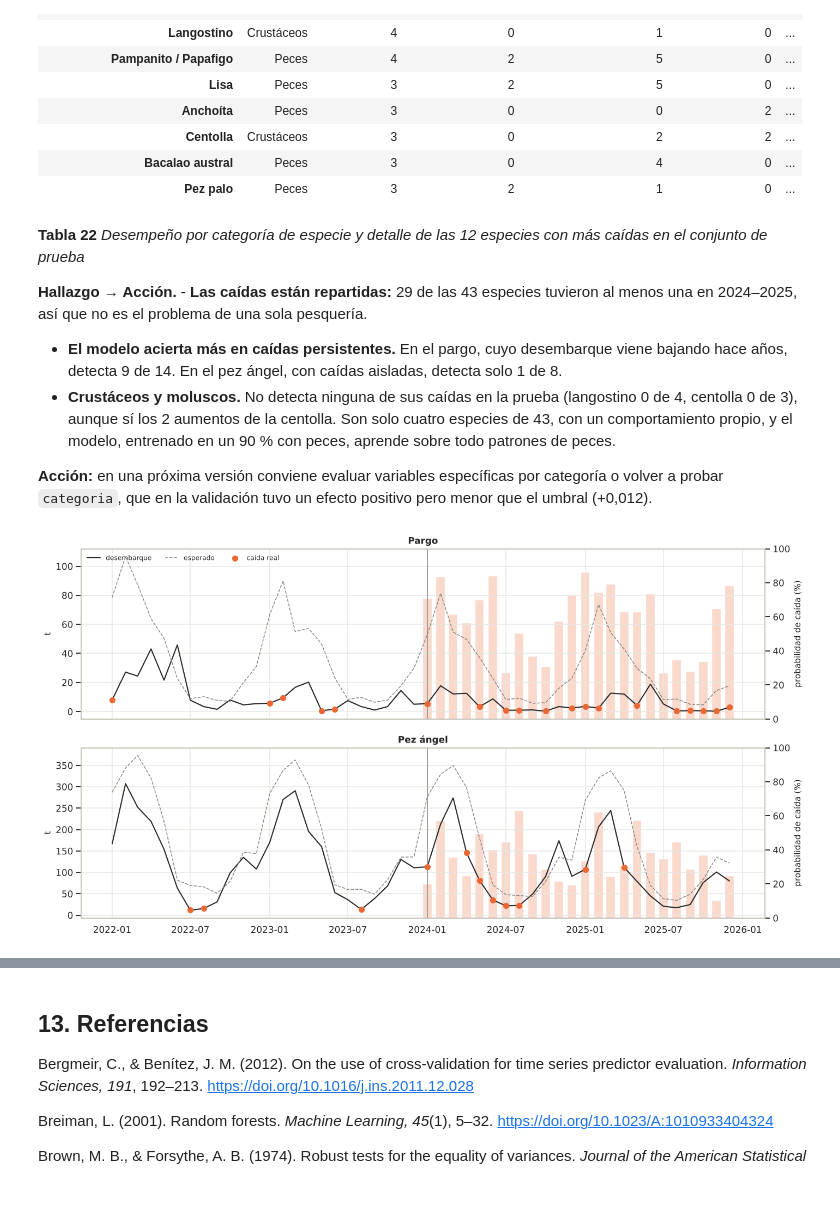
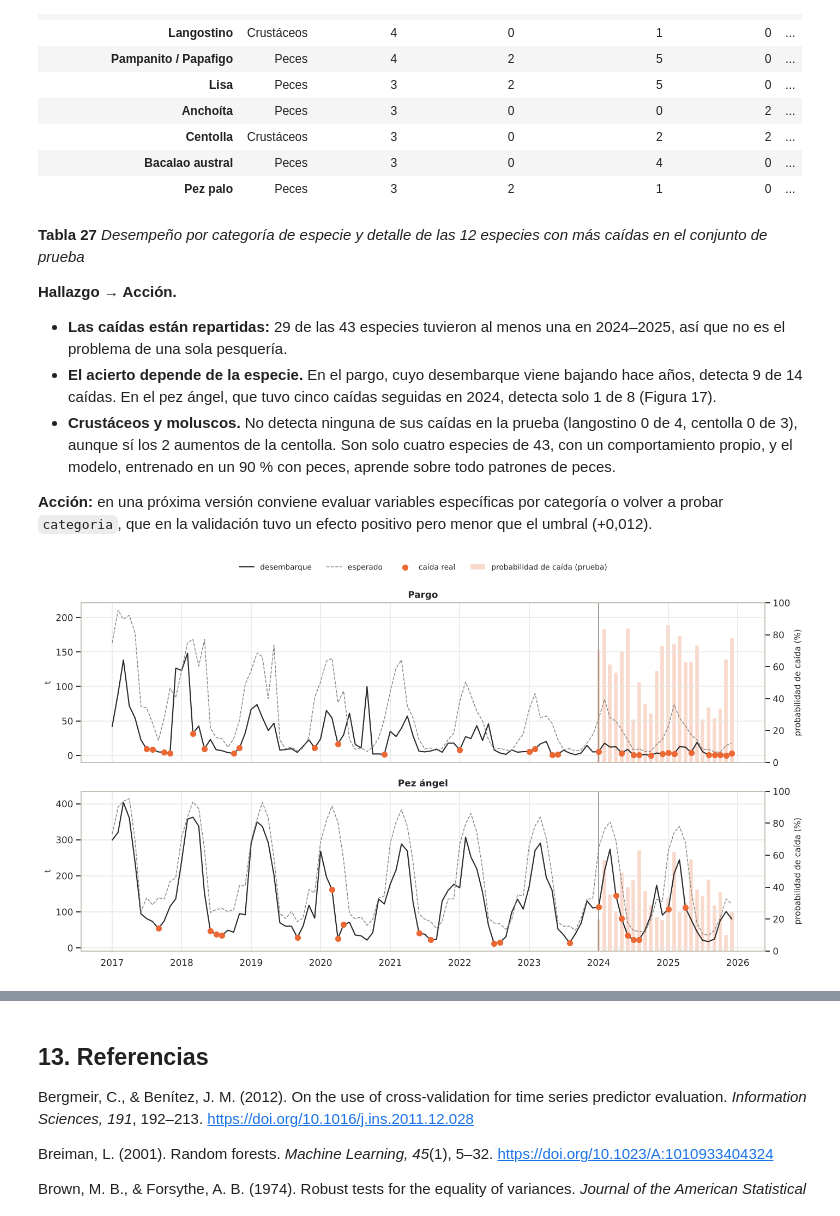
Before and after one commit to ifbotech/APRENDIZAJE-AUTOM-TICO, a Jupyter notebook: Grupo_Nro_12_Tema_Deteccion_Anomalias_Capturas_Pesqueras.ipynb, the cells around one changed output, grey strips where cells are left out. Cells and saved outputs as stored; diff of their text form; code cells hidden in the pictures.

```diff
--- a/Grupo_Nro_12_Tema_Deteccion_Anomalias_Capturas_Pesqueras.ipynb
+++ b/Grupo_Nro_12_Tema_Deteccion_Anomalias_Capturas_Pesqueras.ipynb
@@ -722,7 +738,7 @@ def autocorrelacion(serie, rezagos):
     return [s.autocorr(k) for k in rezagos]
 
 rezagos = range(1, 25)
-acf = pd.DataFrame({e: autocorrelacion(g.set_index("fecha").y, rezagos) for e, g in P.groupby("especie")}, index=rezagos)
+acf = pd.DataFrame({e: autocorrelacion(g.set_index("fecha").y, rezagos) for e, g in P[P.anio <= 2023].groupby("especie")}, index=rezagos)
 total_nac = P.groupby("fecha").captura_t.sum()
 fig, ax = plt.subplots(1, 2, figsize=(14, 4.2))
 ax[0].plot(total_nac.index, total_nac / 1000, color=AZUL, lw=1.4, label="mensual")
@@ -1001,7 +1017,7 @@ Observaciones etiquetadas: 4,644 = 43 especies × 108 meses
 sens = []
 for k in (2.0, 2.5, 3.0, 3.5):
     for piso in (0.10, 0.25, 0.50):
-        e = etiquetar(P, k=k, piso=piso).dropna(subset=["clase"])
+        e = etiquetar(P, k=k, piso=piso).dropna(subset=["clase"]).query("anio <= 2023")   # sin los años de prueba
         frec = e.clase.value_counts(normalize=True)
         sens.append({"umbral k": k, "piso": piso, "% caida": frec.get("caida", 0) * 100, "% aumento": frec.get("aumento", 0) * 100,
                      "aumentos (n)": int((e.clase == "aumento").sum()), "alertas por mes (media)": (e.clase != "normal").sum() / e.fecha.nunique()})
@@ -1098,8 +1116,8 @@ for a, especie in zip(ax, ejemplos):
         m = s[s.clase == clase]
         a.scatter(m.fecha, m.y, color=COLOR_CLASE[clase], s=36, zorder=4, label=clase.replace("caida", "caída"))
     tope = s.y.max() + 1
-    a.set(ylabel="t (escala log)", title=especie, ylim=(0, tope), yticks=[np.log1p(m) for m in marcas if np.log1p(m) <= tope])
+    a.set(ylabel="t (escala log)", title=especie, ylim=(-0.4, tope), yticks=[np.log1p(m) for m in marcas if np.log1p(m) <= tope])
     a.set_yticklabels([f"{m:,}".replace(",", ".") for m in marcas if np.log1p(m) <= tope])
-ax[0].legend(frameon=False, ncol=5, loc="lower left", fontsize=8)
-plt.tight_layout(); plt.show()
+fig.legend(*ax[0].get_legend_handles_labels(), frameon=False, ncol=5, loc="upper center", fontsize=9)
+plt.tight_layout(rect=(0, 0, 1, 0.96)); plt.show()
 # %% [output]
@@ -1431,7 +1470,7 @@ def resumen_validacion(prob, pesos=(1, 1, 1), datos=D):
     pred = (prob * np.array(pesos)).idxmax(axis=1)
     por_anio = [f1_score(y[datos.loc[prob.index, "anio"] == a], pred[datos.loc[prob.index, "anio"] == a], average="macro")
                 for a in sorted(datos.loc[prob.index, "anio"].unique())]
-    return {"F1 macro": f1_score(y, pred, average="macro"), "desvío entre años": np.std(por_anio),
+    return {"F1 macro": f1_score(y, pred, average="macro"), "desvío entre años": np.std(por_anio, ddof=1),
             "F1 caida": f1_score(y, pred, labels=["caida"], average="macro"), "F1 aumento": f1_score(y, pred, labels=["aumento"], average="macro"),
             "PR-AUC caida": average_precision_score(y == "caida", prob.caida), "PR-AUC aumento": average_precision_score(y == "aumento", prob.aumento)}
 
@@ -1985,33 +2062,39 @@ Especies con al menos una caída en prueba: 29 de 43
 | Bacalao austral | Peces | 3 | 0 | 4 | 0 | ... |
 | Pez palo | Peces | 3 | 2 | 1 | 0 | ... |
 # %% [markdown]
-**Tabla 22**
+**Tabla 27**
 *Desempeño por categoría de especie y detalle de las 12 especies con más caídas en el conjunto de prueba*
 
-**Hallazgo → Acción.** - **Las caídas están repartidas:** 29 de las 43 especies tuvieron al menos una en 2024–2025, así que no es el problema de una sola pesquería.
-- **El modelo acierta más en caídas persistentes.** En el pargo, cuyo desembarque viene bajando hace años, detecta 9 de 14. En el pez ángel, con caídas aisladas, detecta solo 1 de 8.
+**Hallazgo → Acción.**
+
+- **Las caídas están repartidas:** 29 de las 43 especies tuvieron al menos una en 2024–2025, así que no es el problema de una sola pesquería.
+- **El acierto depende de la especie.** En el pargo, cuyo desembarque viene bajando hace años, detecta 9 de 14 caídas. En el pez ángel, que tuvo cinco caídas seguidas en 2024, detecta solo 1 de 8 (Figura 17).
 - **Crustáceos y moluscos.** No detecta ninguna de sus caídas en la prueba (langostino 0 de 4, centolla 0 de 3), aunque sí los 2 aumentos de la centolla. Son solo cuatro especies de 43, con un comportamiento propio, y el modelo, entrenado en un 90 % con peces, aprende sobre todo patrones de peces.
 
 **Acción:** en una próxima versión conviene evaluar variables específicas por categoría o volver a probar `categoria`, que en la validación tuvo un efecto positivo pero menor que el umbral (+0,012).
 # %%
 casos = por_especie.head(2).index.tolist()
 fig, ax = plt.subplots(len(casos), 1, figsize=(13, 7), sharex=True)
+secundarios = []
 for a, especie in zip(ax, casos):
-    s = D[(D.especie == especie) & (D.anio >= 2022)]
+    s = D[D.especie == especie]
     p = prob_prueba.caida.reindex(s.index)
     a2 = a.twinx()
+    secundarios.append(a2)
     a2.bar(s.fecha, p * 100, width=20, color=COLOR_CLASE["caida"], alpha=.25, label="probabilidad de caída (prueba)")
     a2.set(ylim=(0, 100), ylabel="probabilidad de caída (%)"); a2.grid(False)
     a.plot(s.fecha, s.captura_t, color=TINTA, lw=1.4, label="desembarque")
     a.plot(s.fecha, np.expm1(s.esperado), color=GRIS, ls="--", lw=1, label="esperado")
     reales = s[s.clase == "caida"]
     a.scatter(reales.fecha, reales.captura_t, color=COLOR_CLASE["caida"], s=40, zorder=5, label="caída real")
     a.axvline(pd.Timestamp("2024-01-01"), color=GRIS, lw=1)
     a.set(ylabel="t", title=especie); a.set_zorder(a2.get_zorder() + 1); a.patch.set_visible(False)
-ax[0].legend(frameon=False, fontsize=8, loc="upper left", ncol=3)
-plt.tight_layout(); plt.show()
+lineas, etiquetas = ax[0].get_legend_handles_labels()
+barras, etiquetas_barras = secundarios[0].get_legend_handles_labels()
+fig.legend(lineas + barras, etiquetas + etiquetas_barras, frameon=False, fontsize=9, loc="upper center", ncol=4)
+plt.tight_layout(rect=(0, 0, 1, 0.95)); plt.show()
 # %% [output]
-[figure, old version]
+[figure, new version]
 # %% [markdown]
 **Figura 17**
 *Desembarque, caídas reales y probabilidad de caída estimada por el modelo en las dos especies con más caídas en el período de prueba*
```
Also changed, not shown: parts of 46 cells of this notebook.
